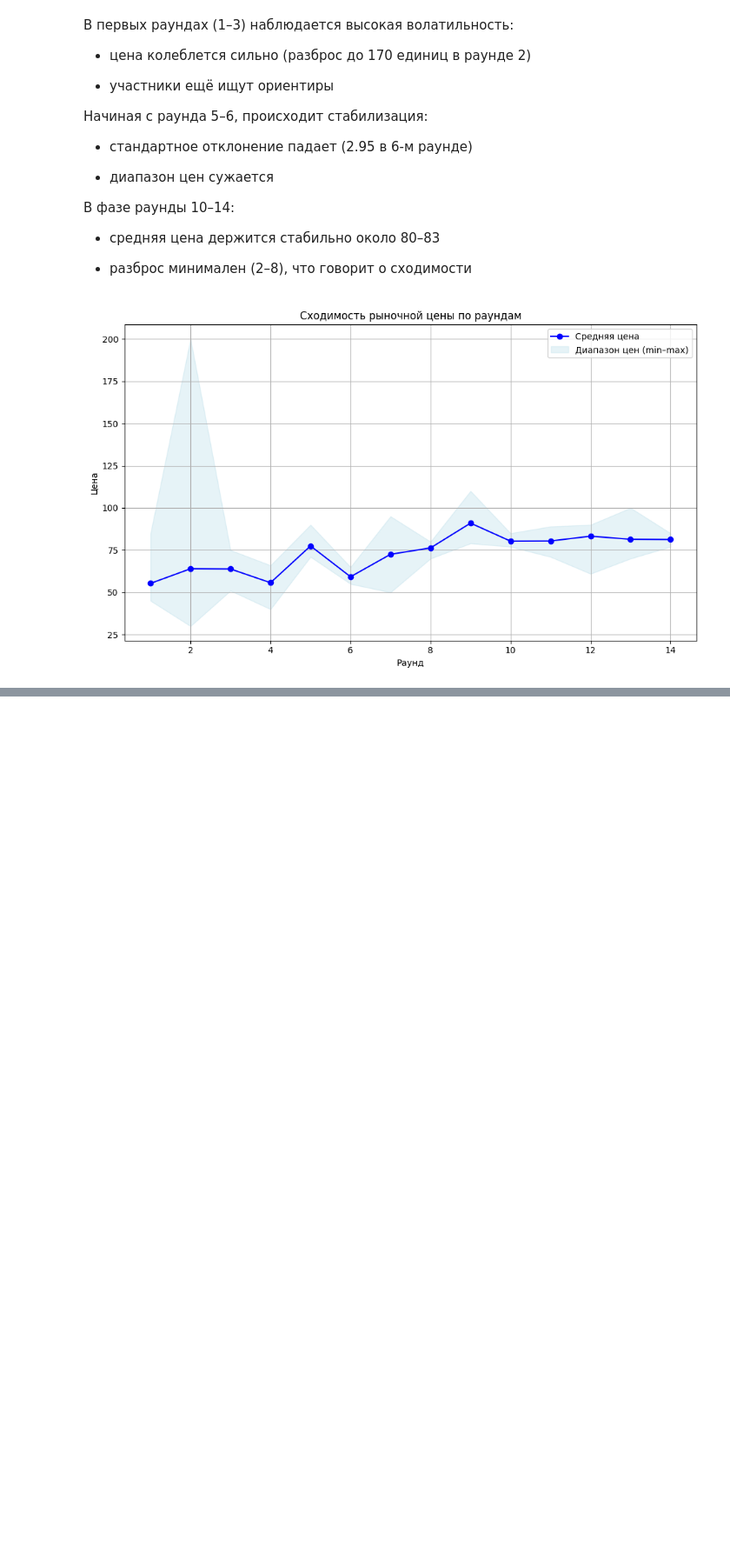
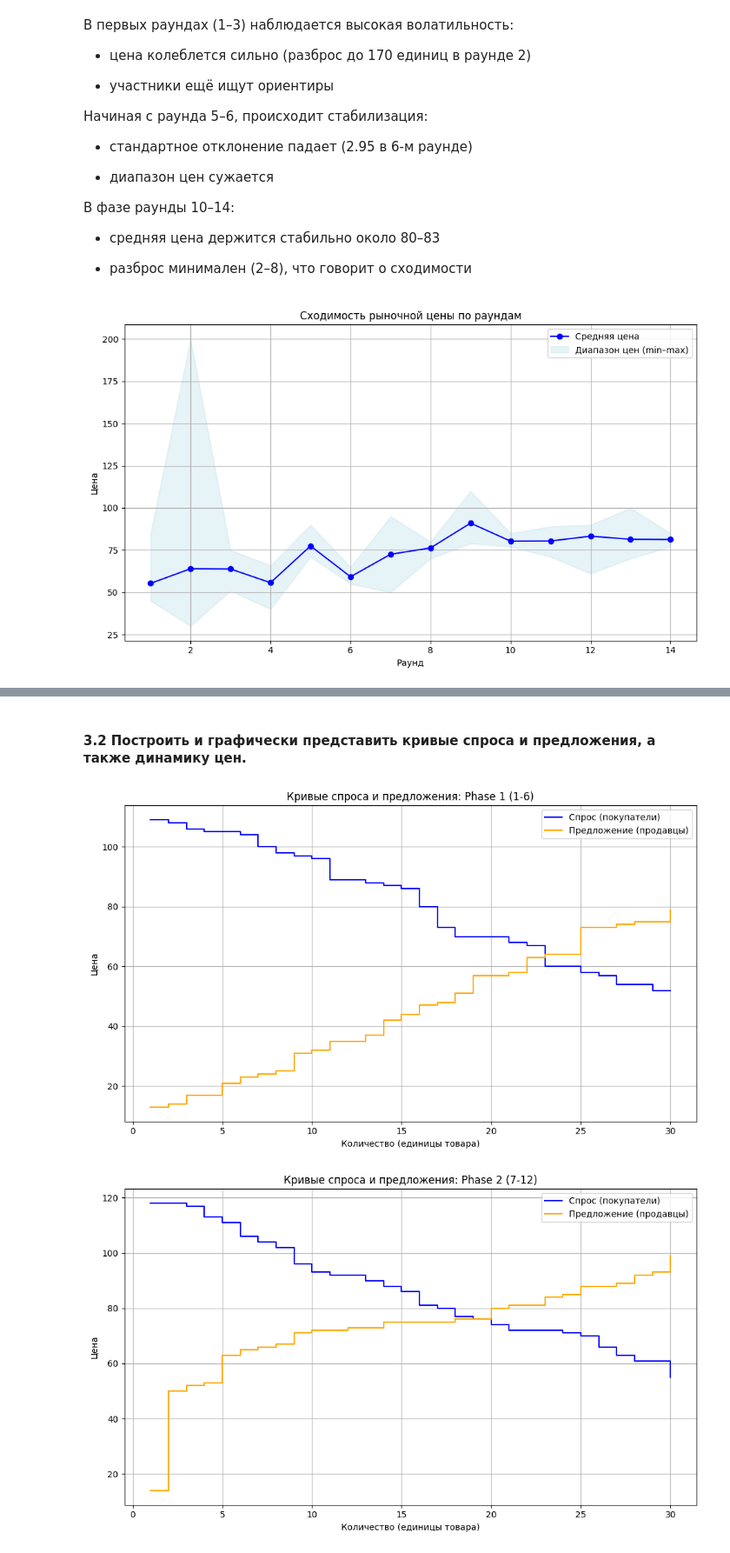
Before and after one commit to KristinaChervaneva/double_auction, a Jupyter notebook: analysis.ipynb, the cells around one changed output, grey strips where cells are left out. Shown: that part at 87% size. Cells and saved outputs as stored; diff of their text form; code cells hidden in the pictures; blank space fills up the shorter version.

```diff
--- a/analysis.ipynb
+++ b/analysis.ipynb
@@ -371,0 +441,69 @@ plt.show()
+# %% [markdown]
+#### 3.2 Построить и графически представить кривые спроса и предложения, а также динамику цен.
+# %%
+
+data_df = excel_file.parse("data")
+trades_df = excel_file.parse("trades")
+
+data_df.columns = data_df.columns.str.lower()
+trades_df.columns = trades_df.columns.str.lower()
+
+data_df['participant.code'] = data_df['participant.code'].astype(str).str.lower()
+trades_df['buyer'] = trades_df['buyer'].astype(str).str.lower()
+trades_df['seller'] = trades_df['seller'].astype(str).str.lower()
+
+def assign_phase(round_num):
+    if 1 <= round_num <= 6:
+        return "Phase 1 (1-6)"
+    elif 7 <= round_num <= 12:
+        return "Phase 2 (7-12)"
+    elif 13 <= round_num <= 18:
+        return "Phase 3 (13-18)"
+    return "Out of range"
+
+data_df['phase'] = data_df['subsession.round_number'].apply(assign_phase)
+
+data_df = data_df[data_df['phase'] != 'Out of range']
+
+import matplotlib.pyplot as plt
+
+def plot_supply_demand_phase(data_df, phase_label):
+    buyers_phase = data_df[(data_df['player.is_buyer'] == 1) & (data_df['phase'] == phase_label)]
+    sellers_phase = data_df[(data_df['player.is_buyer'] == 0) & (data_df['phase'] == phase_label)]
+
+    if buyers_phase.empty or sellers_phase.empty:
+        print(f"Нет данных для {phase_label}")
+        return
+
+    buyers_phase = buyers_phase[['participant.code', 'player.break_even_point']].rename(
+        columns={'participant.code': 'buyer', 'player.break_even_point': 'willing_to_pay'}
+    ).sort_values(by='willing_to_pay', ascending=False).reset_index(drop=True)
+
+    sellers_phase = sellers_phase[['participant.code', 'player.break_even_point']].rename(
+        columns={'participant.code': 'seller', 'player.break_even_point': 'cost'}
+    ).sort_values(by='cost', ascending=True).reset_index(drop=True)
+
+    buyers_phase['quantity'] = 1
+    sellers_phase['quantity'] = 1
+
+    buyers_phase['cumulative_demand'] = buyers_phase['quantity'].cumsum()
+    sellers_phase['cumulative_supply'] = sellers_phase['quantity'].cumsum()
+
+    plt.figure(figsize=(10, 6))
+    plt.step(buyers_phase['cumulative_demand'], buyers_phase['willing_to_pay'], where='post', label='Спрос (покупатели)', color='blue')
+    plt.step(sellers_phase['cumulative_supply'], sellers_phase['cost'], where='post', label='Предложение (продавцы)', color='orange')
+
+    plt.xlabel('Количество (единицы товара)')
+    plt.ylabel('Цена')
+    plt.title(f'Кривые спроса и предложения: {phase_label}')
+    plt.legend()
+    plt.grid(True)
+    plt.tight_layout()
+    plt.show()
+
+plot_supply_demand_phase(data_df, "Phase 1 (1-6)")
+plot_supply_demand_phase(data_df, "Phase 2 (7-12)")
+plot_supply_demand_phase(data_df, "Phase 3 (13-18)")
+# %% [output]
+[figure, added]
+[figure, added]
```
Also changed, not shown: parts of 12 cells of this notebook.
